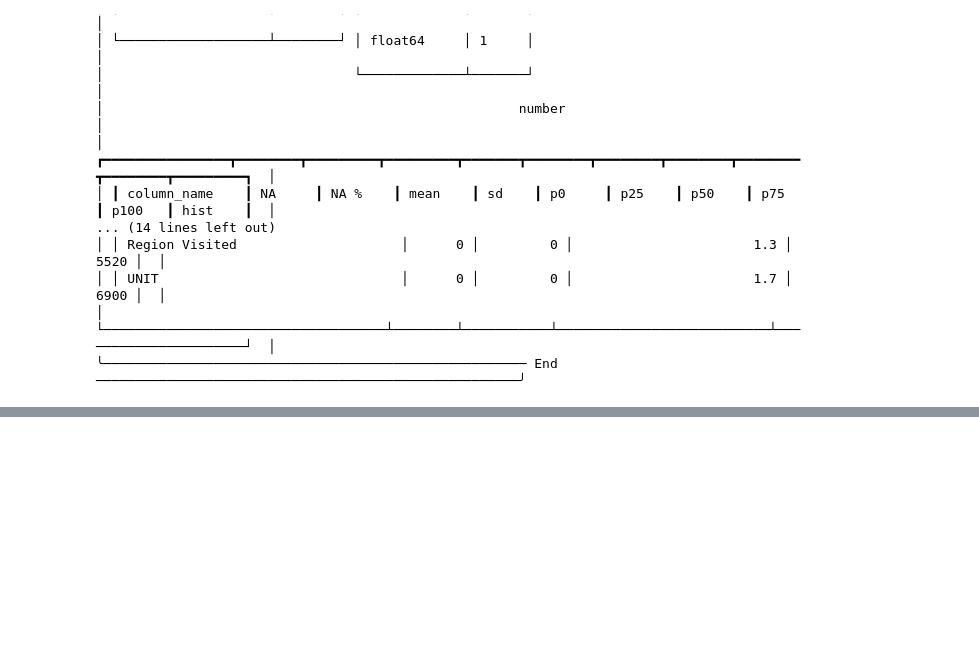
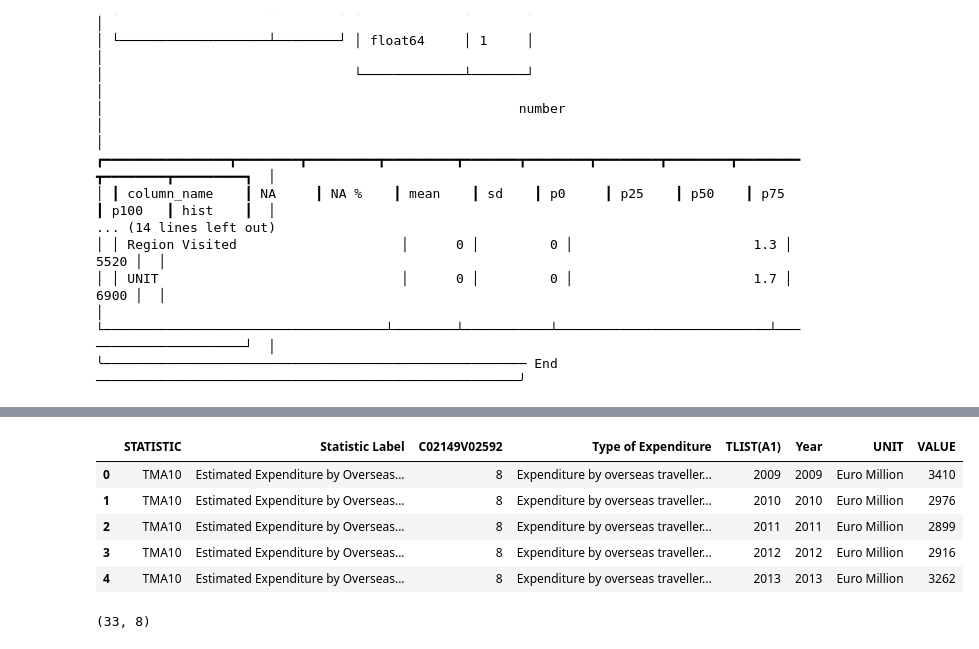
Before and after one commit to sba21725/MSC_DA_CA1, a Jupyter notebook: 01 Data Preparation.ipynb, the cells around one changed output, grey strips where cells are left out. Saved outputs shown, nothing was run; the diff lists cells and outputs as text; code cells hidden in the pictures; blank space fills up the shorter version.

```diff
--- a/01 Data Preparation.ipynb
+++ b/01 Data Preparation.ipynb
@@ -201,0 +206,15 @@ dfSummary(df)
+# %%
+tma10_df = pd.read_csv("https://ws.cso.ie/public/api.restful/PxStat.Data.Cube_API.ReadDataset/TMA10/CSV/1.0/en")
+# %%
+tma10_df.head()
+# %% [output]
+|  | STATISTIC | Statistic Label | C02149V02592 | Type of Expenditure | TLIST(A1) | Year | UNIT | VALUE |
+| 0 | TMA10 | Estimated Expenditure by Overseas... | 8 | Expenditure by overseas traveller... | 2009 | 2009 | Euro Million | 3410 |
+| 1 | TMA10 | Estimated Expenditure by Overseas... | 8 | Expenditure by overseas traveller... | 2010 | 2010 | Euro Million | 2976 |
+| 2 | TMA10 | Estimated Expenditure by Overseas... | 8 | Expenditure by overseas traveller... | 2011 | 2011 | Euro Million | 2899 |
+| 3 | TMA10 | Estimated Expenditure by Overseas... | 8 | Expenditure by overseas traveller... | 2012 | 2012 | Euro Million | 2916 |
+| 4 | TMA10 | Estimated Expenditure by Overseas... | 8 | Expenditure by overseas traveller... | 2013 | 2013 | Euro Million | 3262 |
+# %%
+tma10_df.shape
+# %% [output]
+(33, 8)
```
Also changed, not shown: parts of 17 cells of this notebook.
